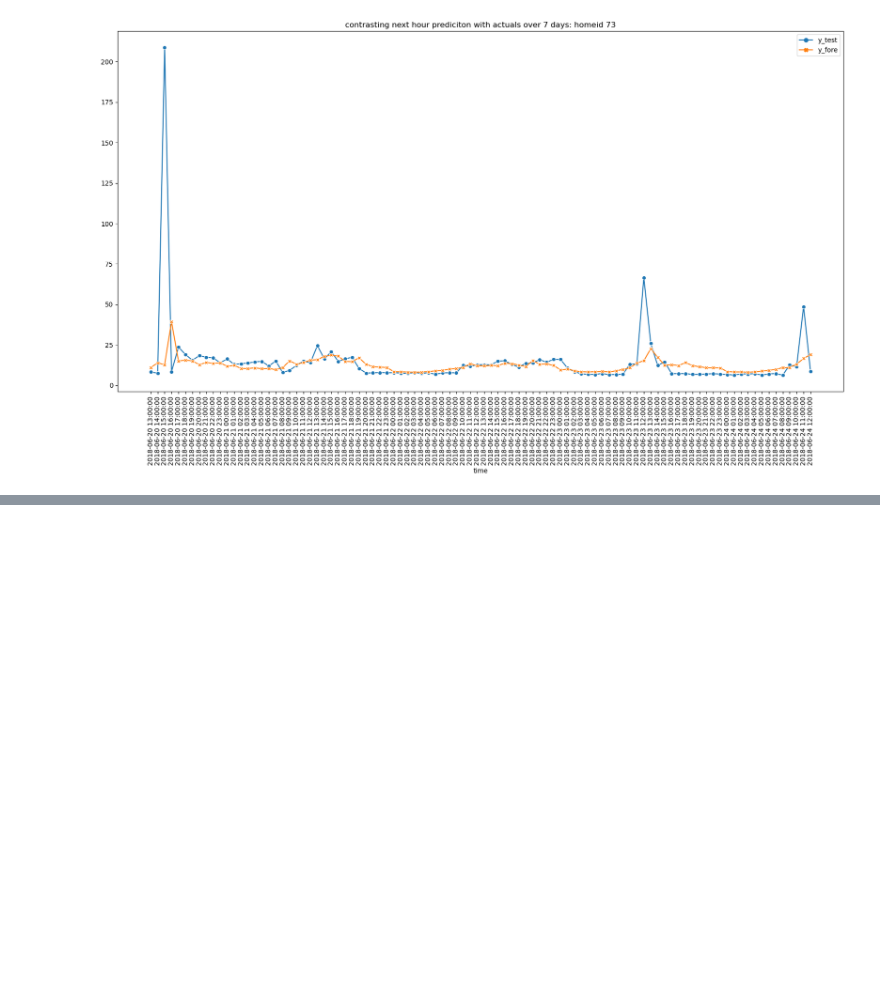
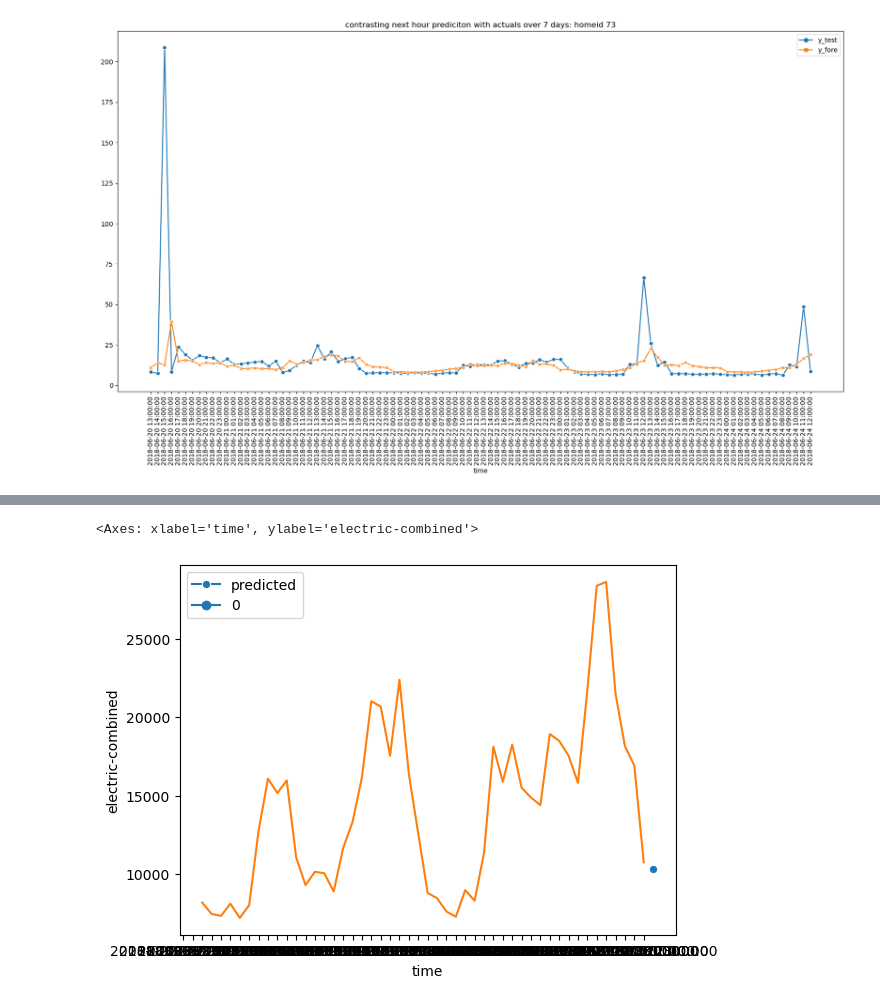
Before and after one commit to baz263/Ideal_dataset, a Jupyter notebook: coding/EDA/houry_forecast_01.ipynb, the cells around one changed output, grey strips where cells are left out. Drawn from its saved outputs; the diff is of its cells as text; code cells hidden in the pictures; blank space fills up the shorter version.

```diff
--- a/coding/EDA/houry_forecast_01.ipynb
+++ b/coding/EDA/houry_forecast_01.ipynb
@@ -420,0 +550,25 @@ ______________
+# %%
+def forecast_all_scrap():
+    #lets add my time series info to the dataframe
+    desired_features = ['temperature_2m (°C)', 'relative_humidity_2m (%)',
+       'weather_code (wmo code)', 'wind_speed_10m (km/h)',
+       'wind_direction_10m (°)', 'day', 'hour', 'electric-combined',
+       'electric-combined-yesterday', 'electric-combined-last-week']
+    df_upload = pd.read_csv(f'/Users/barry/CodeAcademy/Ideal_dataset/combined_houses/6_months_data.csv')
+    df = df_upload.copy(deep=True)
+    df.dropna(inplace=True)
+    df.drop(df.tail(1).index,inplace=True)
+
+    y = df.pop('electric-combined-next-hour')
+
+
+    X = df[desired_features]
+
+
+    #X_train, X_test, y_train, y_test = train_test_split(X, y, test_size=0, shuffle=False)
+
+    model =LinearRegression()
+    model.fit(X,y)
+    return model
+# %%
+model_scrap = forecast_all_scrap()
@@ -420,0 +580,13 @@ ______________
+# %%
+df_topredict = df.tail(1)[['temperature_2m (°C)', 'relative_humidity_2m (%)',
+       'weather_code (wmo code)', 'wind_speed_10m (km/h)',
+       'wind_direction_10m (°)', 'day', 'hour', 'electric-combined',
+       'electric-combined-yesterday', 'electric-combined-last-week']]
+# %%
+predictiondf= pd.DataFrame(model_scrap.predict(df_topredict) ,index = df_topredict.index +1)
+# %%
+sns.lineplot(data= predictiondf, label='predicted', markers=True, dashes=False)
+sns.lineplot(data= df.tail(48), x = df.time, y = 'electric-combined')
+# %% [output]
+<Axes: xlabel='time', ylabel='electric-combined'>
+[figure, added]
```
Also changed, not shown: parts of 14 cells of this notebook, 3 other files.
